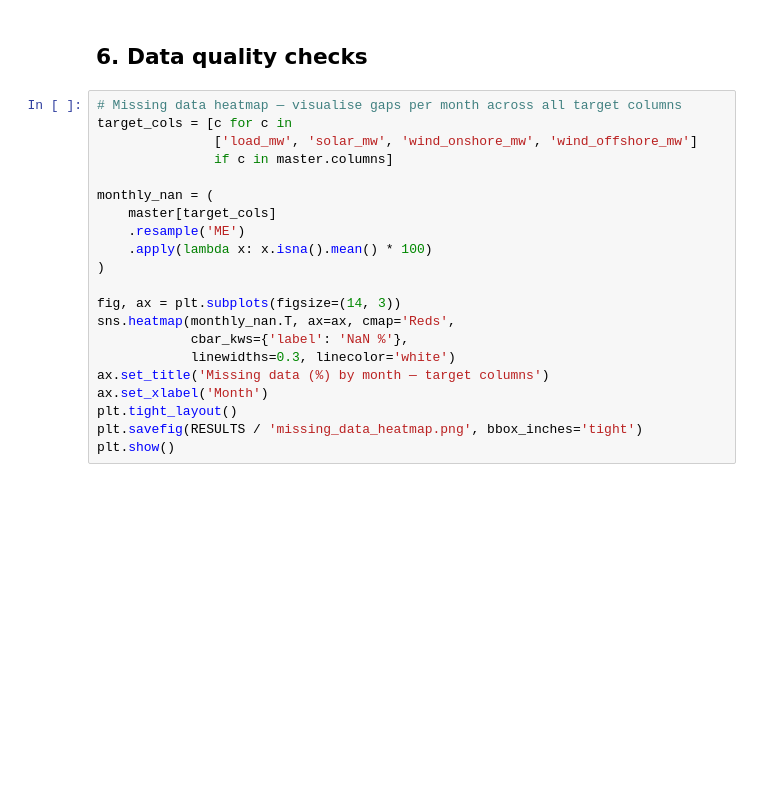
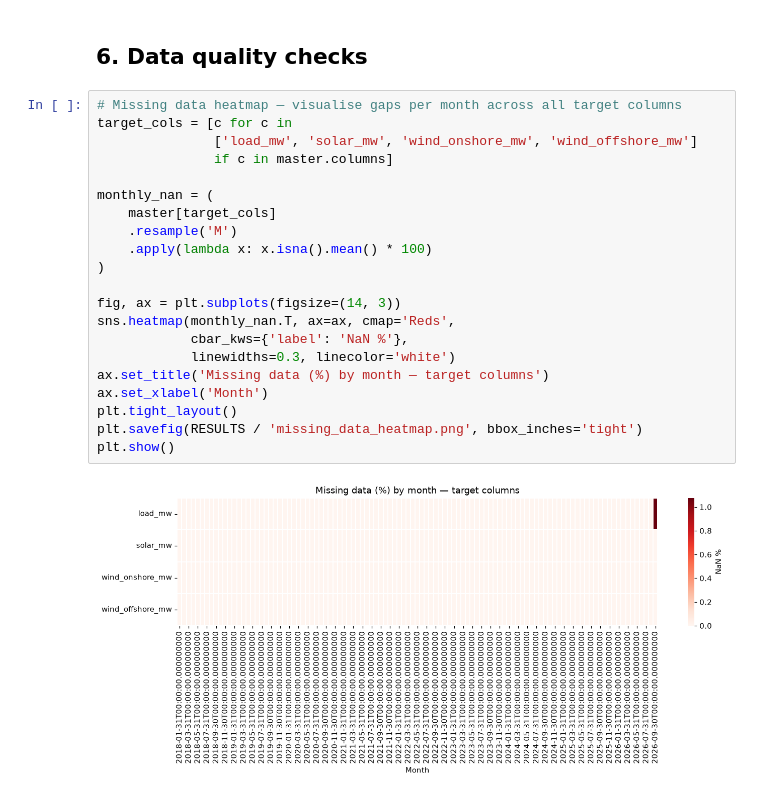
Before and after one commit to kwesiamoh/energy-forecast, a Jupyter notebook: notebooks/01_data_ingestion.ipynb, the cells around one changed output. Saved outputs shown, nothing was run; the diff lists cells and outputs as text; blank space fills up the shorter version.

```diff
--- a/notebooks/01_data_ingestion.ipynb
+++ b/notebooks/01_data_ingestion.ipynb
@@ -320,24 +435,26 @@ plt.show()
 # %%
 # Missing data heatmap — visualise gaps per month across all target columns
 target_cols = [c for c in
                ['load_mw', 'solar_mw', 'wind_onshore_mw', 'wind_offshore_mw']
                if c in master.columns]
 
 monthly_nan = (
     master[target_cols]
-    .resample('ME')
+    .resample('M')
     .apply(lambda x: x.isna().mean() * 100)
 )
 
 fig, ax = plt.subplots(figsize=(14, 3))
 sns.heatmap(monthly_nan.T, ax=ax, cmap='Reds',
             cbar_kws={'label': 'NaN %'},
             linewidths=0.3, linecolor='white')
 ax.set_title('Missing data (%) by month — target columns')
 ax.set_xlabel('Month')
 plt.tight_layout()
 plt.savefig(RESULTS / 'missing_data_heatmap.png', bbox_inches='tight')
 plt.show()
+# %% [output]
+[figure, added]
 # %%
 # Weather vs target correlation matrix
 # Uses pairwise complete observations so columns with different NaN windows
```
Also changed, not shown: parts of 15 cells of this notebook, 30 other files.
